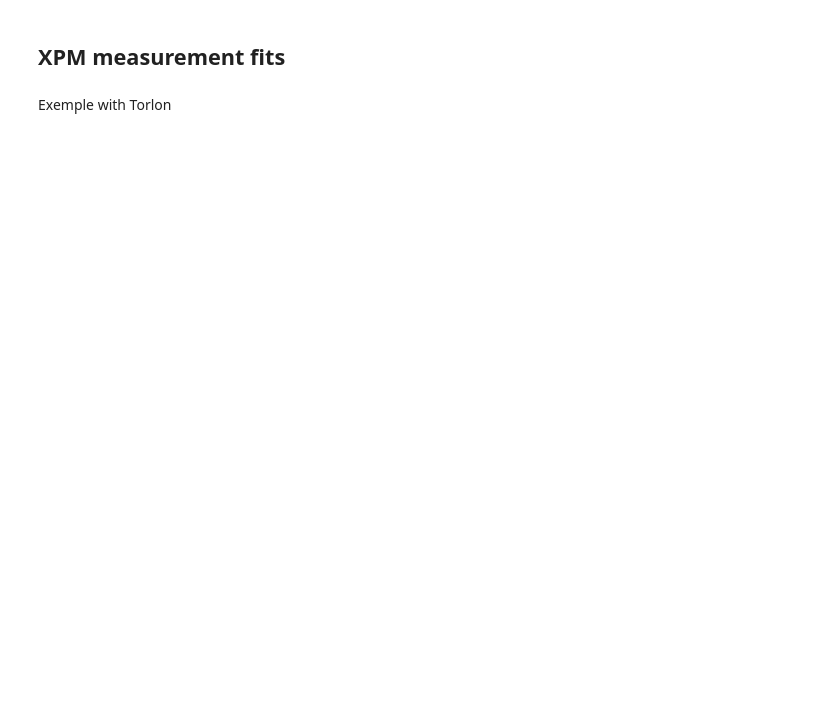
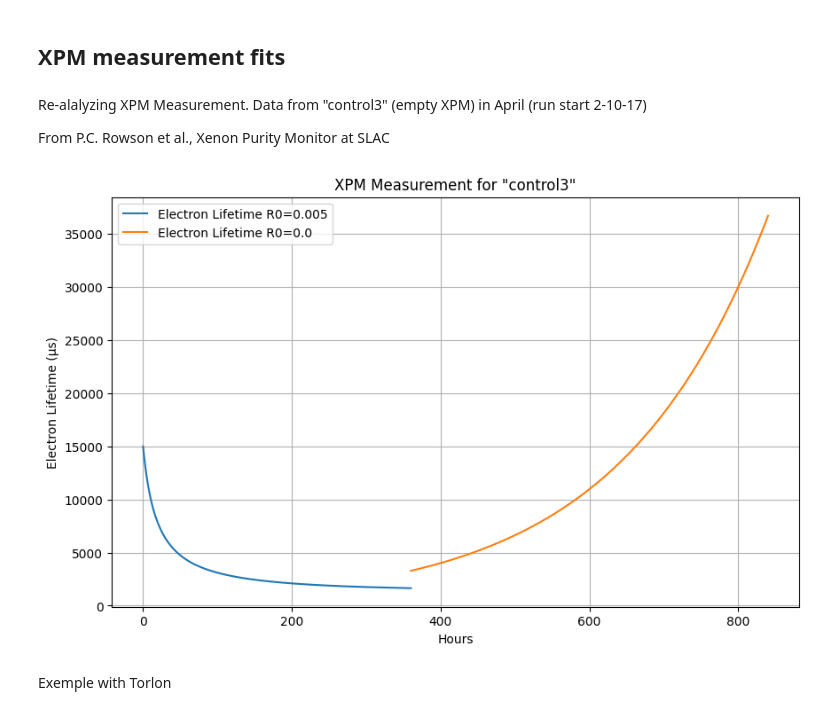
Before and after one commit to antoine-amy/Electronegative_impurities, a Jupyter notebook: Electronegative_impurities_studies.ipynb, the cells around one changed output. Cells and saved outputs as stored; diff of their text form; code cells hidden in the pictures; blank space fills up the shorter version.

Commit message:
Added XPM data fits

```diff
--- a/Electronegative_impurities_studies.ipynb
+++ b/Electronegative_impurities_studies.ipynb
@@ -86,3 +81,46 @@ second = np.arange(0, (700*60*60)+1)
+# %% [markdown]
+Re-alalyzing XPM Measurement. Data from "control3" (empty XPM) in April (run start 2-10-17)
+
+From P.C. Rowson et al., Xenon Purity Monitor at SLAC
+# %%
+# Constants for "control3" measurements
+n_p= 0.0  # in ppb, purifier output impurity concentration
+F = 1.4/60  # in liter/sec, xenon gas circulation flow rate
+eta = 1.0; eta_error=0.3  # purification efficiency
+alpha = 0.3*1e-3  # in s, EXO-200 value, field dependant factor
+# %%
+# Constants
+R0_values = 5.0e-3; R0_error=1.0e-3 # in ppb liter/sec, total out-diffusion rate
+n0 = 0.02; n0_error=0.02  # in ppb, initial impurity concentration
+seconds = np.arange(0, 6*60*60+1)
+
+# Prepare a plot with a specified figure size
+plt.figure(figsize=(10, 6))
+
+# Calculate electron lifetime and plot for each R0
+electron_lifetimes = [enf.tau(sec, M_XPM, p_LXe, n0, F, eta, R0_values, alpha, n_p)*1e6 for sec in seconds]
+plt.plot(seconds / 60, electron_lifetimes, label=f'Electron Lifetime R0={R0_values}')
+
+# Constants
+R0_values = 0.0e-4; R0_error=7.4e-4 # in ppb liter/sec, total out-diffusion rate
+n0 = 0.56; n0_errors=0.12  # in ppb, initial impurity concentration
+seconds = np.arange(6*60*60+1, 14*60*60+1)
+
+# Calculate electron lifetime and plot for each R0
+electron_lifetimes = [enf.tau(sec, M_XPM, p_LXe, n0, F, eta, R0_values, alpha, n_p)*1e6 for sec in seconds]
+plt.plot(seconds / 60, electron_lifetimes, label=f'Electron Lifetime R0={R0_values}')
+
+# Configuring the plot's settings
+plt.title('XPM Measurement for "control3"')
+plt.xlabel('Hours')
+plt.ylabel('Electron Lifetime (μs)')
+plt.legend()  # Display legend
+plt.grid(True)  # Display grid for better readability
+
+# Show the plot
+plt.show()
+# %% [output]
+[figure, added]
 # %% [markdown]
 Exemple with Torlon
 # %%
```
Also changed, not shown: parts of 5 cells of this notebook, 2 other files.
